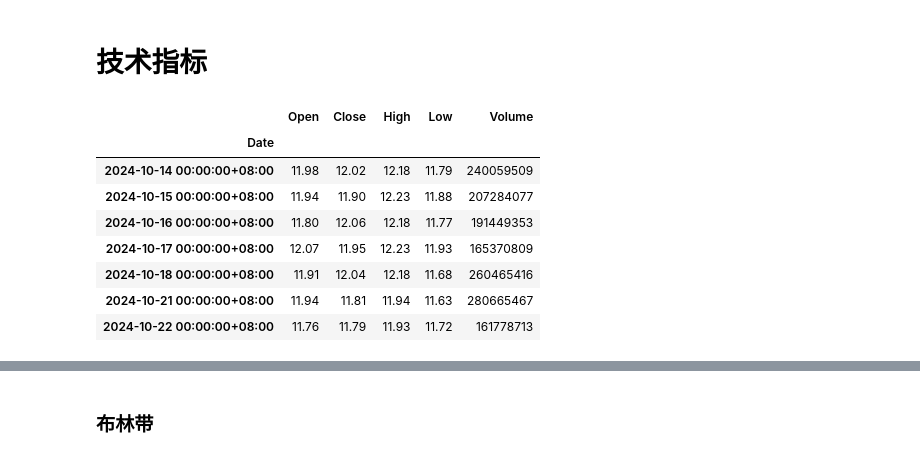
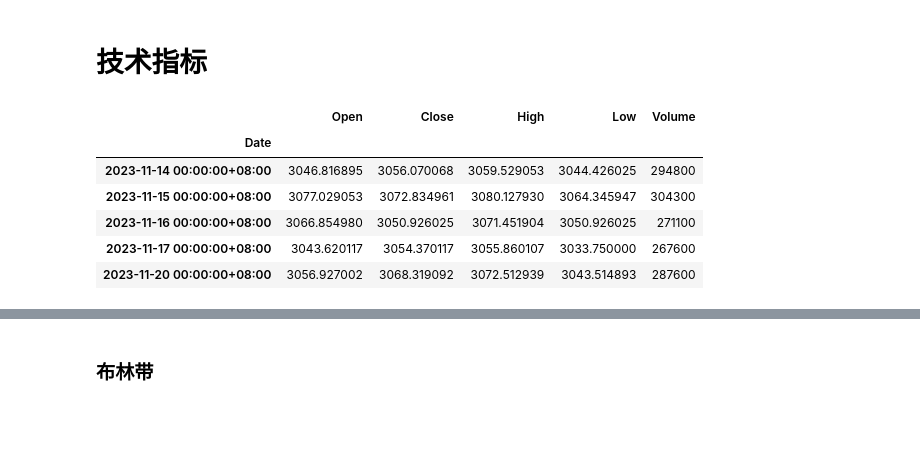
Before and after one commit to xnraiser/my_quan, a Jupyter notebook: indicators.ipynb, the cells around one changed output, grey strips where cells are left out. Cells and saved outputs as stored; diff of their text form; code cells hidden in the pictures; blank space fills up the shorter version.

```diff
--- a/indicators.ipynb
+++ b/indicators.ipynb
@@ -1,25 +1,24 @@
 # %% [markdown]
 # 技术指标
 # %%
+import yfinance as yf
+import matplotlib.pyplot as plt
+
 # 从yahoo finance获取数据
-import yfinance as yf
-
-ticker = yf.Ticker("000001.SZ")
+ticker = yf.Ticker("000001.SS")
 
 # hist = ticker.history(start="2024-11-01", end="2024-11-14")
-hist = ticker.history(period="1mo")
+hist = ticker.history(period="1y")
 
 df = hist[['Open', 'Close', 'High', 'Low', 'Volume']]
 
-df[0:7]
+df.head(5)
 # %% [output]
 |  | Open | Close | High | Low | Volume |
 | Date |  |  |  |  |  |
-| 2024-10-14 00:00:00+08:00 | 11.98 | 12.02 | 12.18 | 11.79 | 240059509 |
-| 2024-10-15 00:00:00+08:00 | 11.94 | 11.90 | 12.23 | 11.88 | 207284077 |
-| 2024-10-16 00:00:00+08:00 | 11.80 | 12.06 | 12.18 | 11.77 | 191449353 |
-| 2024-10-17 00:00:00+08:00 | 12.07 | 11.95 | 12.23 | 11.93 | 165370809 |
-| 2024-10-18 00:00:00+08:00 | 11.91 | 12.04 | 12.18 | 11.68 | 260465416 |
-| 2024-10-21 00:00:00+08:00 | 11.94 | 11.81 | 11.94 | 11.63 | 280665467 |
-| 2024-10-22 00:00:00+08:00 | 11.76 | 11.79 | 11.93 | 11.72 | 161778713 |
+| 2023-11-14 00:00:00+08:00 | 3046.816895 | 3056.070068 | 3059.529053 | 3044.426025 | 294800 |
+| 2023-11-15 00:00:00+08:00 | 3077.029053 | 3072.834961 | 3080.127930 | 3064.345947 | 304300 |
+| 2023-11-16 00:00:00+08:00 | 3066.854980 | 3050.926025 | 3071.451904 | 3050.926025 | 271100 |
+| 2023-11-17 00:00:00+08:00 | 3043.620117 | 3054.370117 | 3055.860107 | 3033.750000 | 267600 |
+| 2023-11-20 00:00:00+08:00 | 3056.927002 | 3068.319092 | 3072.512939 | 3043.514893 | 287600 |
 # %% [markdown]
```
Also changed, not shown: parts of 9 cells of this notebook.
